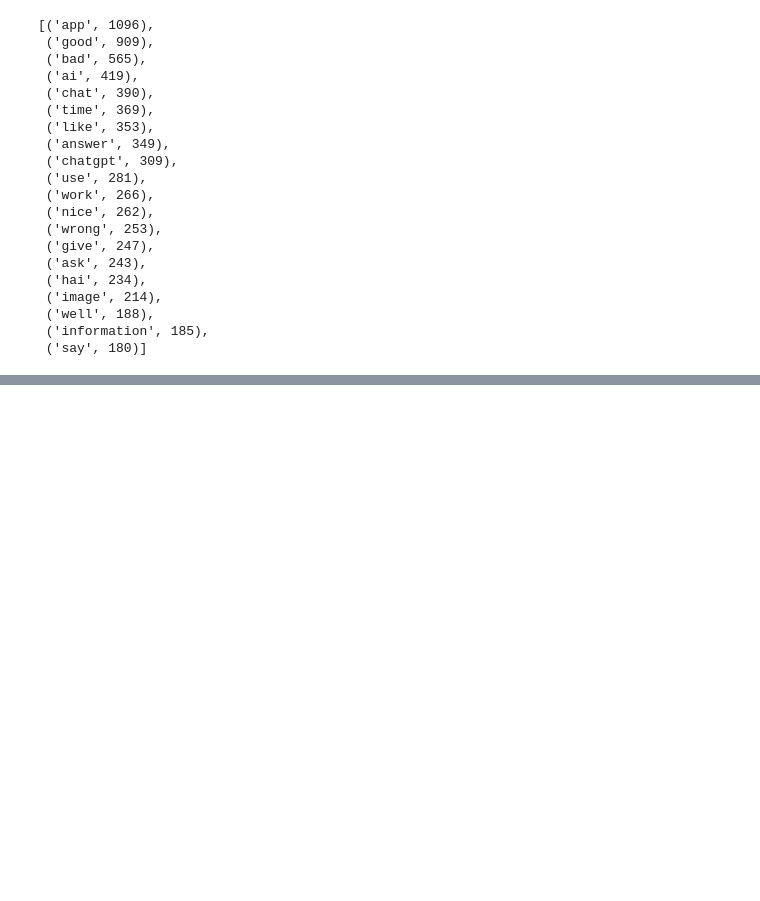
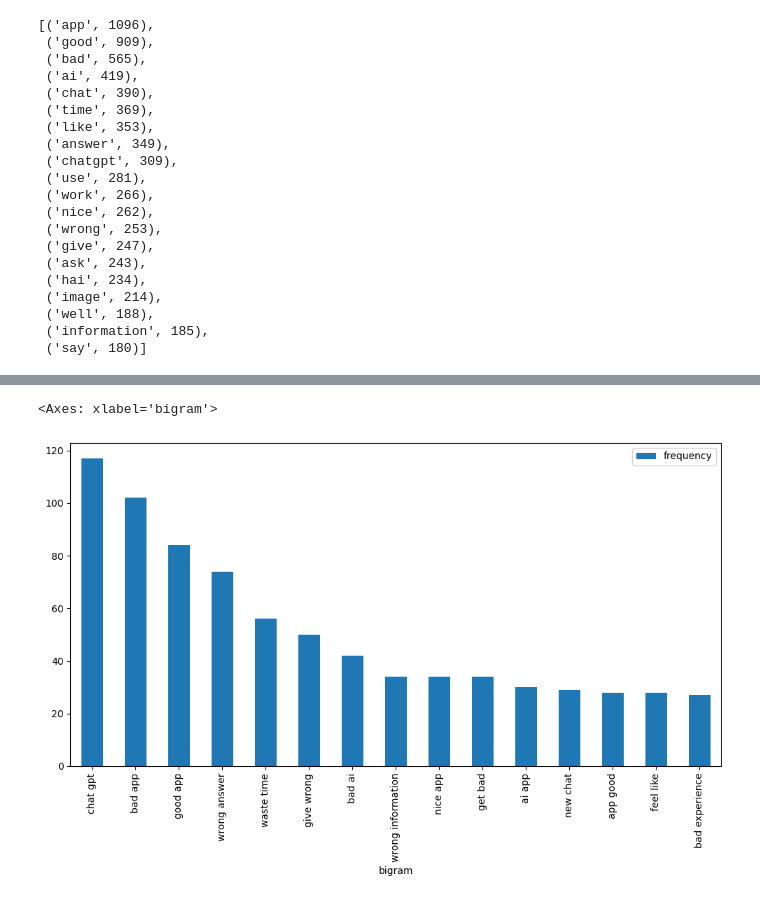
Before and after one commit to ashurkina/cl-project1, a Jupyter notebook: scripts/corpora_analysis.ipynb, the cells around one changed output, grey strips where cells are left out. Drawn from its saved outputs; the diff is of its cells as text; code cells hidden in the pictures; blank space fills up the shorter version.

```diff
--- a/scripts/corpora_analysis.ipynb
+++ b/scripts/corpora_analysis.ipynb
@@ -176,0 +211,13 @@ negative_freq.most_common(20)
+# %%
+# смотрим биграмы
+
+from nltk.util import ngrams
+from collections import Counter
+
+bigrams = []
+
+for lemmas in df['lemmas']:
+
+    pairs = ngrams(lemmas, 2)
+
+    bigrams.extend(pairs)
@@ -176,0 +282,16 @@ negative_freq.most_common(20)
+# %%
+# только негативные биграмы
+
+negative_bigrams = []
+
+negative_df = df[df['score'].isin([1, 2])]
+
+for lemmas in negative_df['lemmas']:
+
+    pairs = ngrams(lemmas, 2)
+
+    negative_bigrams.extend(pairs)
+
+negative_bigram_freq = Counter(negative_bigrams)
+
+negative_bigram_freq.most_common(20)
@@ -176,0 +356,18 @@ negative_freq.most_common(20)
+# %%
+top_bigrams = pd.DataFrame(
+    [
+        (' '.join(k), v)
+        for k, v in negative_bigram_freq.most_common(15)
+    ],
+    columns=['bigram', 'frequency']
+)
+
+top_bigrams.plot(
+    x='bigram',
+    y='frequency',
+    kind='bar',
+    figsize=(12,6)
+)
+# %% [output]
+<Axes: xlabel='bigram'>
+[figure, added]
```
Also changed, not shown: parts of 6 cells of this notebook, 1 other file.
